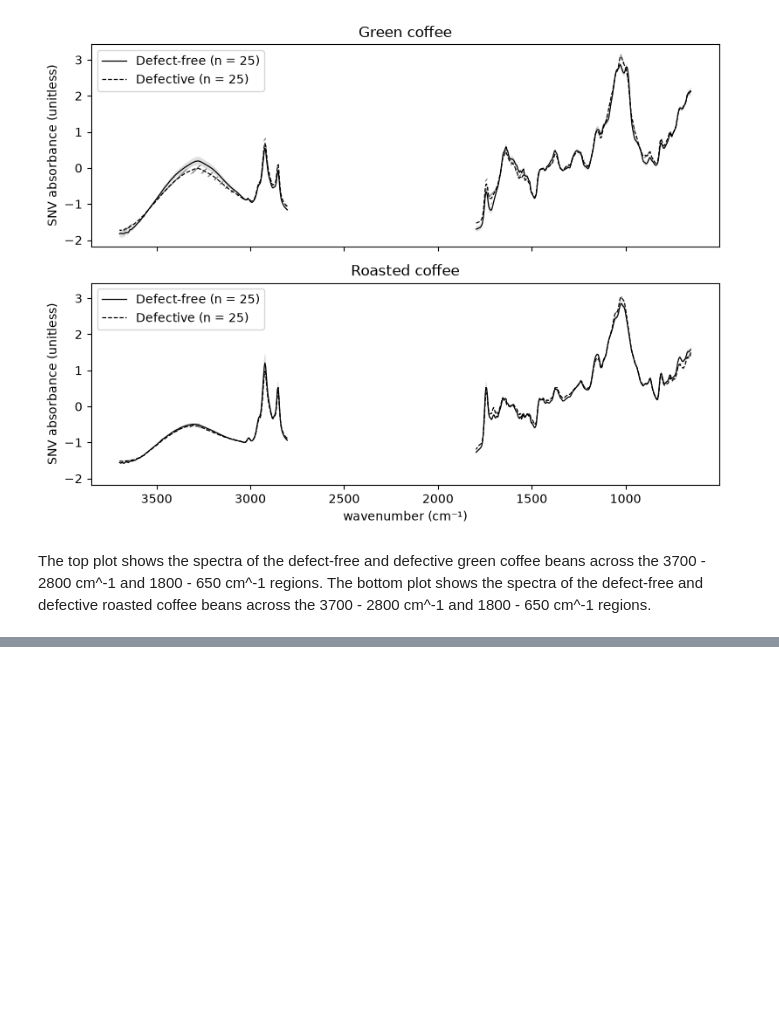
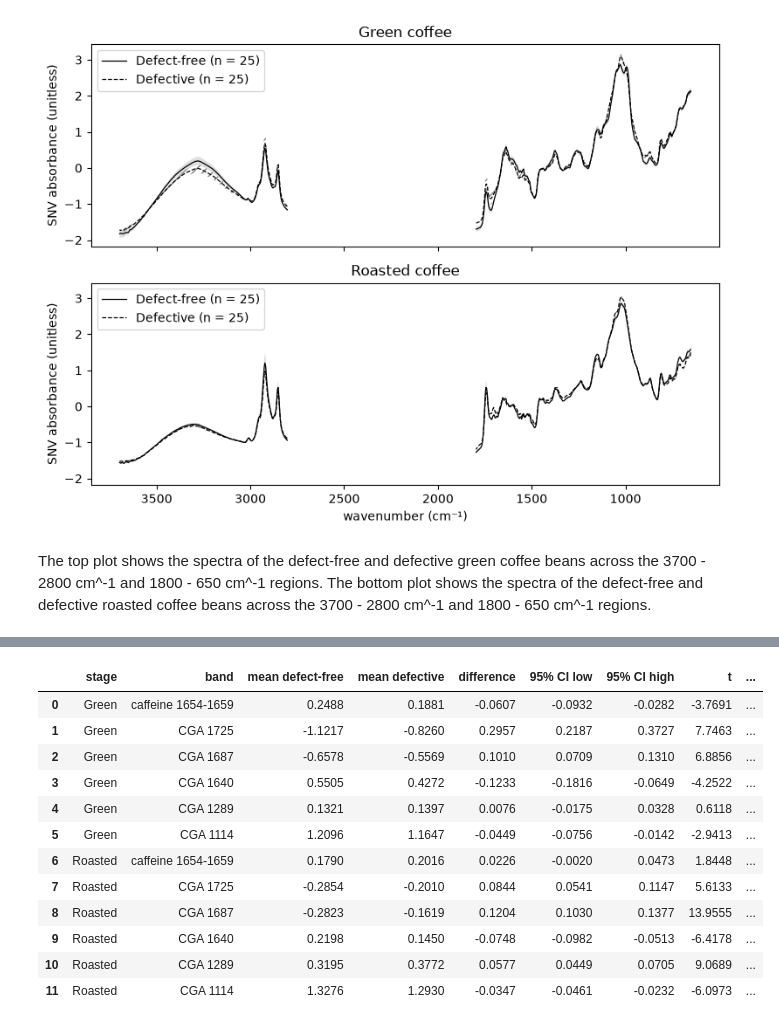
Before and after one commit to limmylomlom/chem527-project, a Jupyter notebook: topic.ipynb, the cells around one changed output, grey strips where cells are left out. Cells and saved outputs as stored; diff of their text form; code cells hidden in the pictures; blank space fills up the shorter version.

```diff
--- a/topic.ipynb
+++ b/topic.ipynb
@@ -29,6 +31,10 @@ The 650 - 1800 cm⁻¹ region is preserved as it contains the fingerprint and ca
 # %%
 REGIONS = [(650, 1800),        # cm-1; fingerprint and carbonyl region
            (2800, 3700)]       # cm-1; C-H and O-H stretch region
+
+CAFFEINE_WINDOW = (1654, 1659)                     # cm-1; caffeine C=O band, from <https://link.springer.com/article/10.1007/s002160050063, https://publisher.unimas.my/ojs/index.php/TUR/article/download/1137/681>; mean SNV over this window
+CGA_WAVENUMBERS = [1725, 1687, 1640, 1289, 1114]   # cm-1; chlorogenic acid bands, from <https://pmc.ncbi.nlm.nih.gov/articles/PMC5855685/>; nearest measured point
+ALPHA = 0.05                                       # significance level, after Holm correction over all bands and stages
 # %% [markdown]
 ## Loading
 The following cell confirms that the raw data file matches its published description before plotting. It prints a summary of the file when it works.
@@ -157,0 +273,52 @@ The top plot shows the spectra of the defect-free and defective green coffee bea
+# %%
+rows = []
+for stage_name in ["Green", "Roasted"]:
+    for name, values in band_values.items():
+        free = values[(stage == stage_name) & (status == "Defect-free")]           # SNV, unitless
+        defective = values[(stage == stage_name) & (status == "Defective")]        # SNV, unitless
+        assert len(free) == 25 and len(defective) == 25, f"unexpected group sizes for {stage_name}"
+
+        result = stats.ttest_ind(defective, free, equal_var=False)   # Welch, two-sided by default
+        ci = result.confidence_interval(confidence_level=0.95)       # CI of the mean difference
+        rows.append({
+            "stage": stage_name,
+            "band": name,
+            "mean defect-free": free.mean(),
+            "mean defective": defective.mean(),
+            "difference": defective.mean() - free.mean(),           # defective minus defect-free
+            "95% CI low": ci.low,
+            "95% CI high": ci.high,
+            "t": result.statistic,
+            "df": result.df,                                       # Welch degrees of freedom
+            "p": result.pvalue,
+            "Shapiro p defect-free": stats.shapiro(free).pvalue,
+            "Shapiro p defective": stats.shapiro(defective).pvalue,
+        })
+results = pd.DataFrame(rows)
+
+# Holm correction over all tests: sort p-values, scale the i-th smallest by (m - i),
+# then carry the running maximum so adjusted p-values never decrease
+m = len(results)
+order = np.argsort(results["p"].to_numpy())
+p_sorted = results["p"].to_numpy()[order]
+holm_sorted = np.maximum.accumulate(np.minimum(1, (m - np.arange(m)) * p_sorted))
+p_holm = np.empty(m)
+p_holm[order] = holm_sorted
+results["p (Holm)"] = p_holm
+results["significant"] = results["p (Holm)"] < ALPHA
+
+results.round(4)
+# %% [output]
+|  | stage | band | mean defect-free | mean defective | difference | 95% CI low | 95% CI high | t | ... |
+| 0 | Green | caffeine 1654-1659 | 0.2488 | 0.1881 | -0.0607 | -0.0932 | -0.0282 | -3.7691 | ... |
+| 1 | Green | CGA 1725 | -1.1217 | -0.8260 | 0.2957 | 0.2187 | 0.3727 | 7.7463 | ... |
+| 2 | Green | CGA 1687 | -0.6578 | -0.5569 | 0.1010 | 0.0709 | 0.1310 | 6.8856 | ... |
+| 3 | Green | CGA 1640 | 0.5505 | 0.4272 | -0.1233 | -0.1816 | -0.0649 | -4.2522 | ... |
+| 4 | Green | CGA 1289 | 0.1321 | 0.1397 | 0.0076 | -0.0175 | 0.0328 | 0.6118 | ... |
+| 5 | Green | CGA 1114 | 1.2096 | 1.1647 | -0.0449 | -0.0756 | -0.0142 | -2.9413 | ... |
+| 6 | Roasted | caffeine 1654-1659 | 0.1790 | 0.2016 | 0.0226 | -0.0020 | 0.0473 | 1.8448 | ... |
+| 7 | Roasted | CGA 1725 | -0.2854 | -0.2010 | 0.0844 | 0.0541 | 0.1147 | 5.6133 | ... |
+| 8 | Roasted | CGA 1687 | -0.2823 | -0.1619 | 0.1204 | 0.1030 | 0.1377 | 13.9555 | ... |
+| 9 | Roasted | CGA 1640 | 0.2198 | 0.1450 | -0.0748 | -0.0982 | -0.0513 | -6.4178 | ... |
+| 10 | Roasted | CGA 1289 | 0.3195 | 0.3772 | 0.0577 | 0.0449 | 0.0705 | 9.0689 | ... |
+| 11 | Roasted | CGA 1114 | 1.3276 | 1.2930 | -0.0347 | -0.0461 | -0.0232 | -6.0973 | ... |
```
Also changed, not shown: parts of 14 cells of this notebook, 4 other files.
